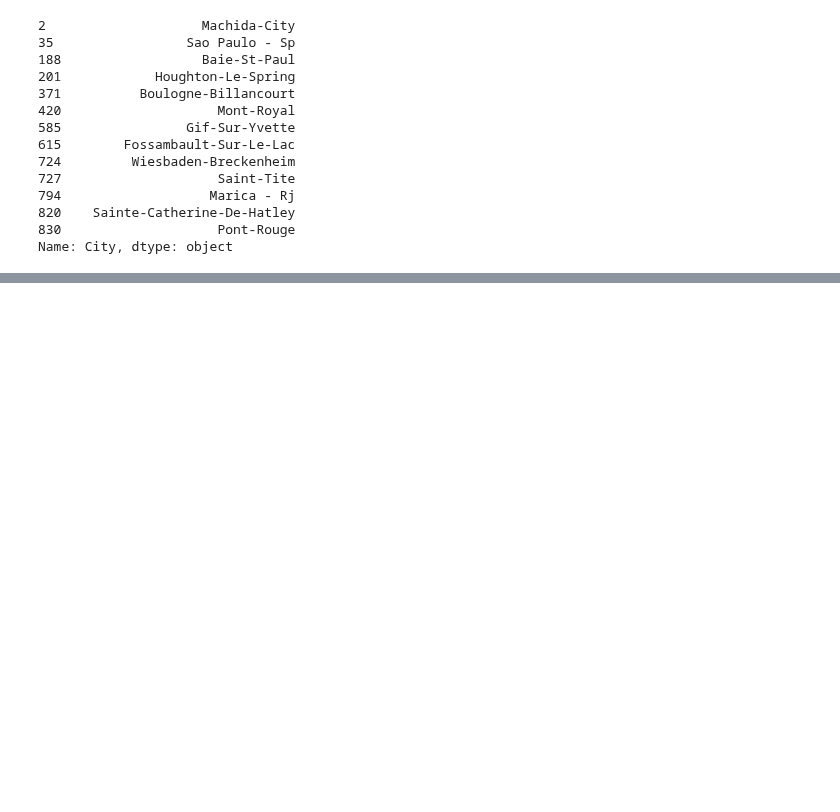
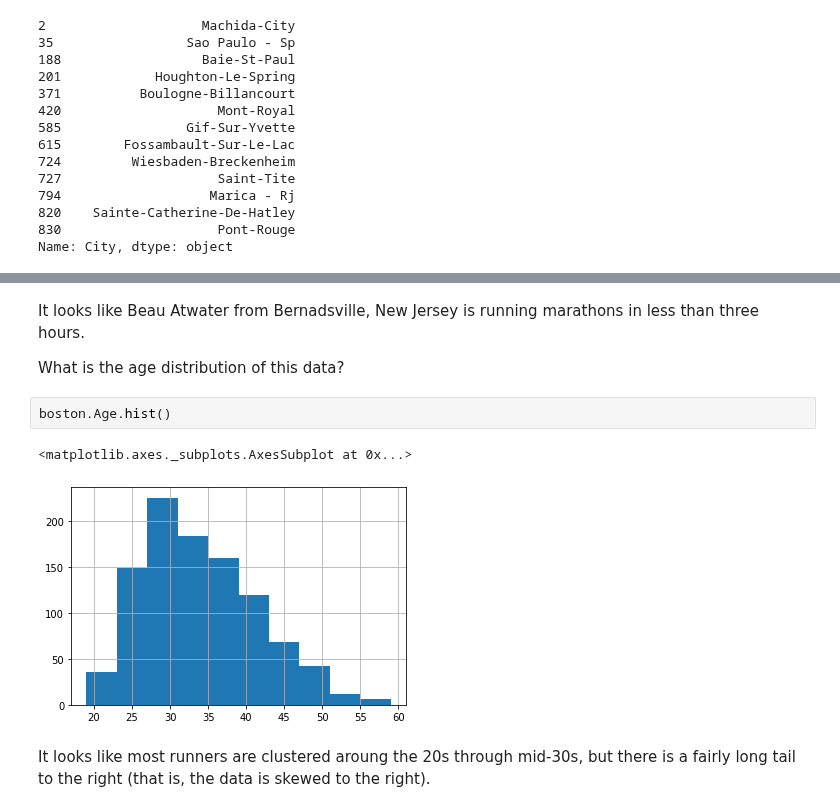
Before and after one commit to jgabunilas/pandas-bootcamp, a Jupyter notebook: Section11_Regex_and_Text_Manipulation/Section11_Regex_and_Text_Manipulation.ipynb, the cells around one changed output, grey strips where cells are left out. Cells and saved outputs as stored; diff of their text form; blank space fills up the shorter version.

```diff
--- a/Section11_Regex_and_Text_Manipulation/Section11_Regex_and_Text_Manipulation.ipynb
+++ b/Section11_Regex_and_Text_Manipulation/Section11_Regex_and_Text_Manipulation.ipynb
@@ -967,0 +1169,11 @@ Name: City, dtype: object
+# %% [markdown]
+It looks like Beau Atwater from Bernadsville, New Jersey is running marathons in less than three hours.
+
+What is the age distribution of this data?
+# %%
+boston.Age.hist()
+# %% [output]
+<matplotlib.axes._subplots.AxesSubplot at 0x...>
+[figure, added]
+# %% [markdown]
+It looks like most runners are clustered aroung the 20s through mid-30s, but there is a fairly long tail to the right (that is, the data is skewed to the right).
```
Also changed, not shown: parts of 34 cells of this notebook.
